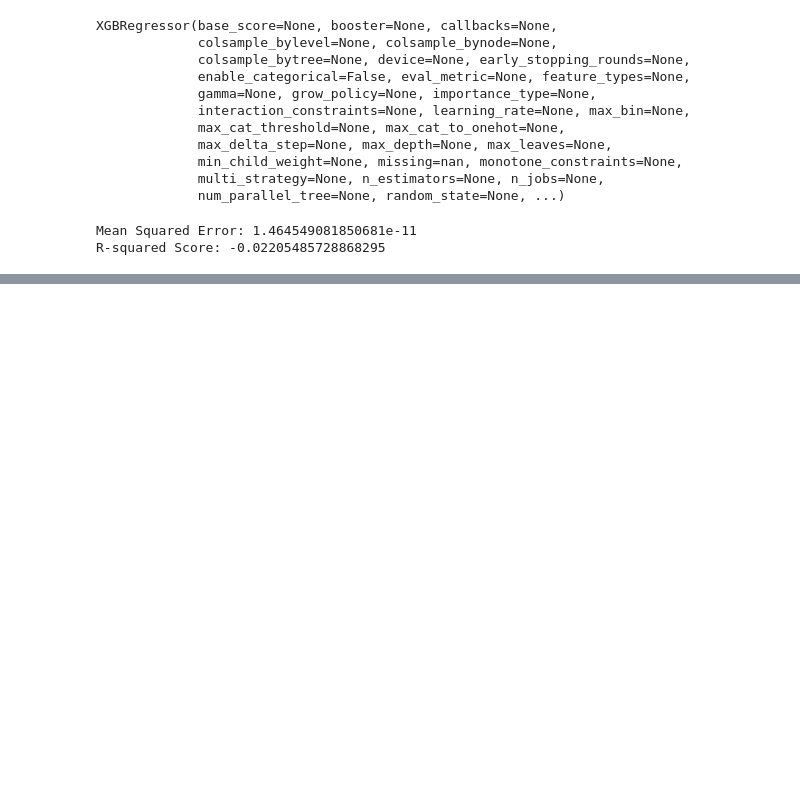
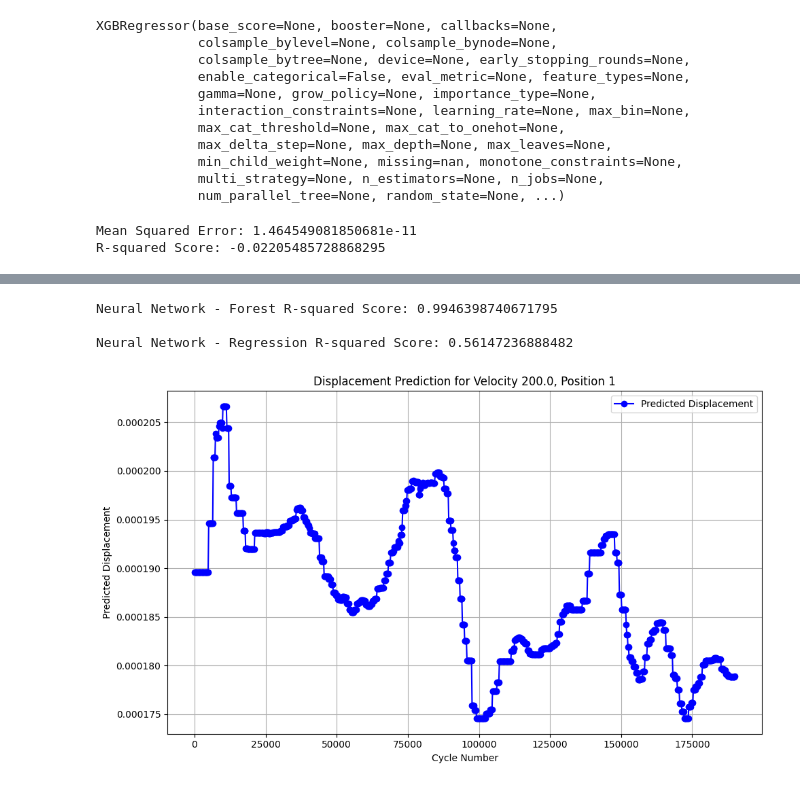
Before and after one commit to rammalali/FYP, a Jupyter notebook: notebooks/model_creation_2.ipynb, the cells around one changed output, grey strips where cells are left out. Drawn from its saved outputs; the diff is of its cells as text; code cells hidden in the pictures; blank space fills up the shorter version.

```diff
--- a/notebooks/model_creation_2.ipynb
+++ b/notebooks/model_creation_2.ipynb
@@ -317,0 +491,11 @@ for name, model in models.items():
+# %%
+from scipy.signal import savgol_filter
+
+def add_smoothed_curve_to_all(df):
+    df['Period'] = pd.to_datetime(df['Period'], errors='coerce')
+
+    df['smoothed_curve'] = savgol_filter(df['smoothed_displacement'], window_length=11, polyorder=3)
+
+    return df
+
+combined_df = add_smoothed_curve_to_all(combined_df)
@@ -317,0 +518,59 @@ for name, model in models.items():
+# %%
+X = combined_df[['velocity', 'Cycle_Number', 'experiment_number', 'position']]
+y = combined_df['smoothed_curve']
+
+model_forest =  RandomForestRegressor(n_estimators=10, random_state=42)
+model_regression = LinearRegression()
+X_train, X_test, y_train, y_test = train_test_split(X, y, test_size=0.2, random_state=42)
+
+
+model_forest.fit(X_train, y_train)
+model_regression.fit(X_train, y_train)
+y_pred_forest = model_forest.predict(X_test)
+y_pred_regression = model_regression.predict(X_test)
+
+mse_forst = mean_squared_error(y_test, y_pred_forest)
+r2_forst = r2_score(y_test, y_pred_forest)
+
+
+mse_regression = mean_squared_error(y_test, y_pred_regression)
+r2_regression = r2_score(y_test, y_pred_regression)
+
+print(f"{name} - Forest R-squared Score: {r2_forst}\n")
+print(f"{name} - Regression R-squared Score: {r2_regression}\n")
+# %% [output]
+Neural Network - Forest R-squared Score: 0.9946398740671795
+
+Neural Network - Regression R-squared Score: 0.56147236888482
+# %%
+import pandas as pd
+import matplotlib.pyplot as plt
+
+def generate_and_plot_displacement(model, start_cycle, end_cycle, step_size, velocity, experiment_number, position):
+    # Create a dataframe with dynamic cycle numbers, incremented by step_size
+    cycle_numbers = list(range(start_cycle, end_cycle + 1, step_size))
+    new_data = pd.DataFrame({
+        'velocity': [velocity] * len(cycle_numbers),
+        'Cycle_Number': cycle_numbers,
+        'experiment_number': [experiment_number] * len(cycle_numbers),
+        'position': [position] * len(cycle_numbers)
+    })
+
+    # Predict the displacement for the generated cycle numbers
+    predicted_displacement = model.predict(new_data)
+
+    # Plotting the predicted displacements
+    plt.figure(figsize=(10, 6))
+    plt.plot(cycle_numbers, predicted_displacement, label='Predicted Displacement', color='blue', marker='o')
+    plt.xlabel('Cycle Number')
+    plt.ylabel('Predicted Displacement')
+    plt.title(f'Displacement Prediction for Velocity {velocity}, Position {position}')
+    plt.grid(True)
+    plt.legend()
+    plt.tight_layout()
+    plt.show()
+
+
+generate_and_plot_displacement(model_forest, start_cycle=0, end_cycle=190000, step_size=200, velocity=200.0, experiment_number=3, position=1)
+# %% [output]
+[figure, added]
```
Also changed, not shown: parts of 16 cells of this notebook.
